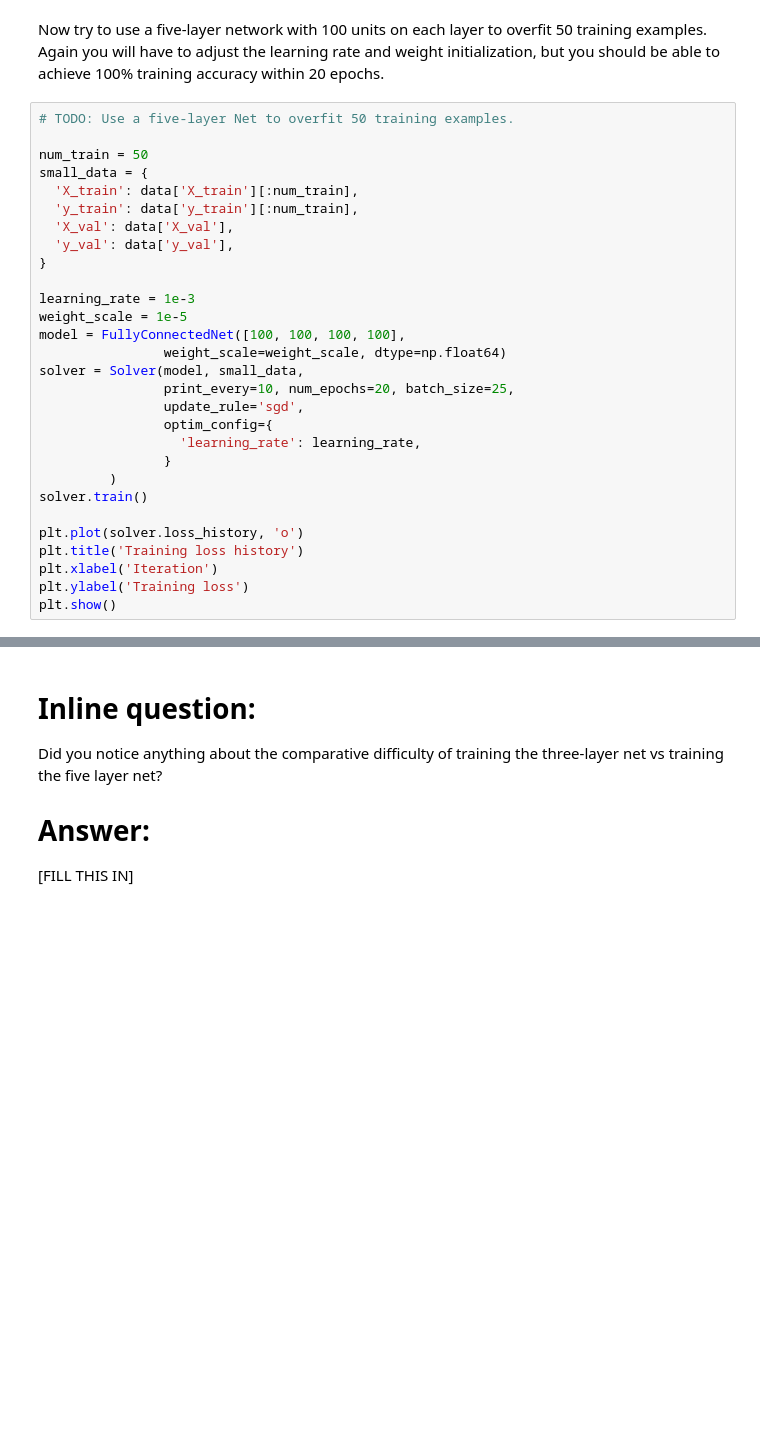
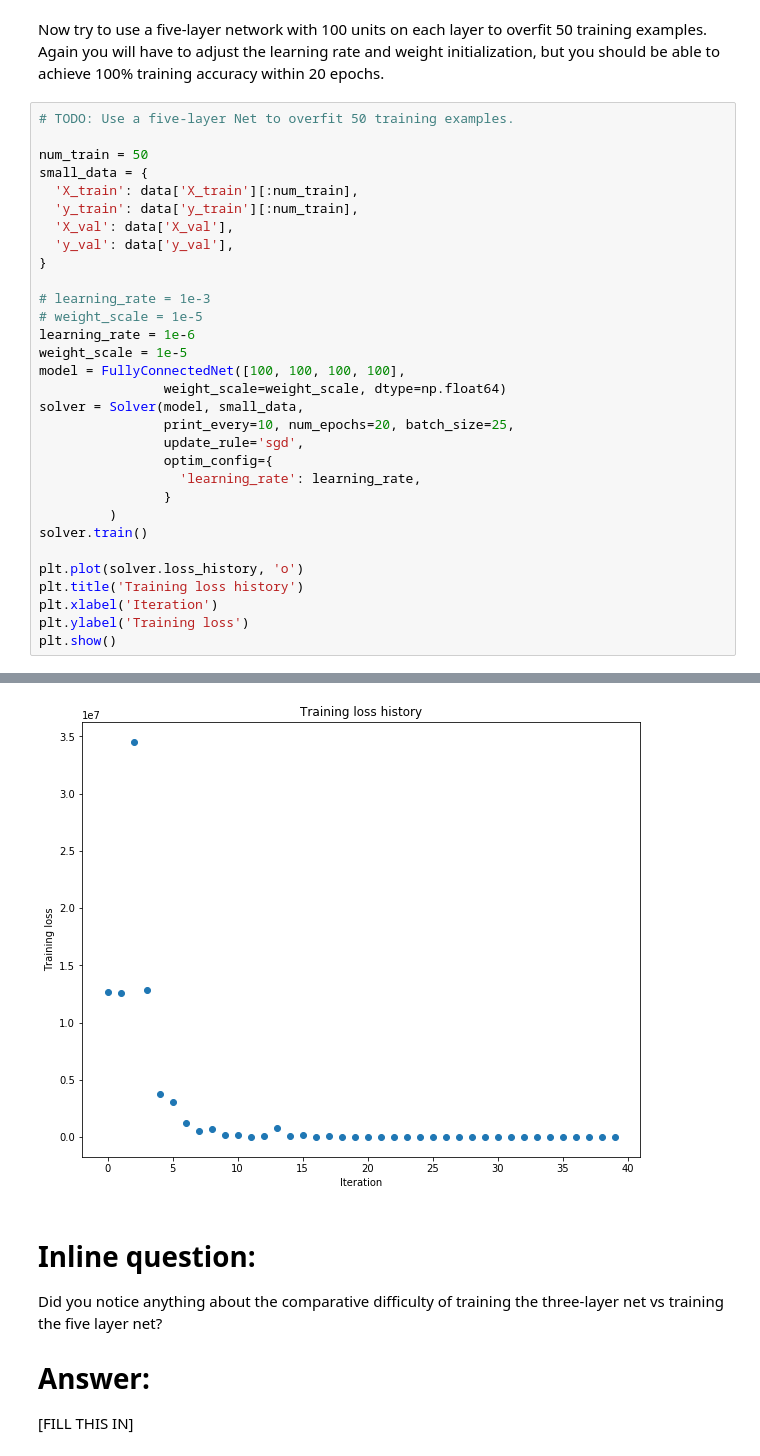
Before and after one commit to surukuntu/cs231n-2, a Jupyter notebook: FullyConnectedNets.ipynb, the cells around one changed output, grey strips where cells are left out. Drawn from its saved outputs; the diff is of its cells as text; blank space fills up the shorter version.

```diff
--- a/FullyConnectedNets.ipynb
+++ b/FullyConnectedNets.ipynb
@@ -473,7 +489,9 @@ small_data = {
   'y_val': data['y_val'],
 }
 
-learning_rate = 1e-3
+# learning_rate = 1e-3
+# weight_scale = 1e-5
+learning_rate = 1e-6
 weight_scale = 1e-5
 model = FullyConnectedNet([100, 100, 100, 100],
                 weight_scale=weight_scale, dtype=np.float64)
@@ -491,3 +509,4 @@ plt.title('Training loss history')
 plt.xlabel('Iteration')
 plt.ylabel('Training loss')
 plt.show()
+# %% [output]
@@ -494,3 +530,4 @@ plt.show()
+[figure, added]
 # %% [markdown]
 # Inline question:
 Did you notice anything about the comparative difficulty of training the three-layer net vs training the five layer net?
```
Also changed, not shown: parts of 11 cells of this notebook, 3 other files.
